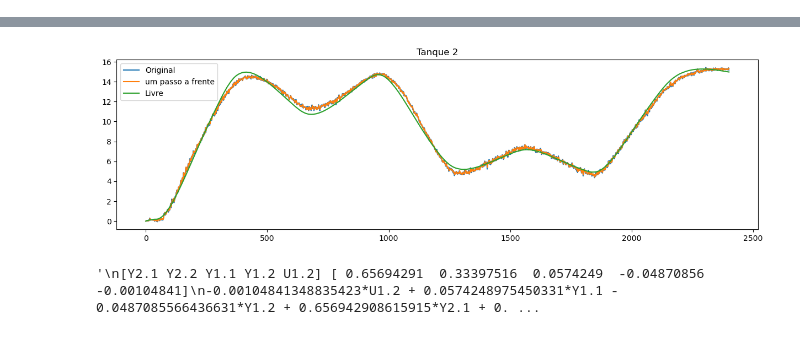
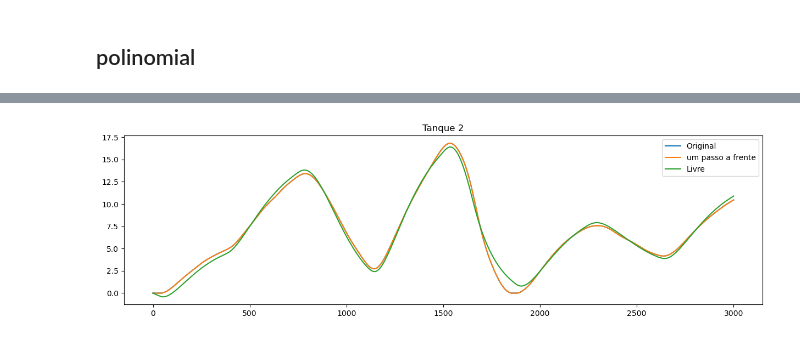
Before and after one commit to JonhLucas/NARX_MISO, a Jupyter notebook: simpleNarx/coupletanks.ipynb, the cells around one changed output, grey strips where cells are left out. Drawn from its saved outputs; the diff is of its cells as text; code cells hidden in the pictures.

Commit message:
semp e sqrt consertados

```diff
--- a/simpleNarx/coupletanks.ipynb
+++ b/simpleNarx/coupletanks.ipynb
@@ -3,6 +3,7 @@ import numpy as np
 import pandas as pd
 import sympy as sp
 import scipy.io as sc
+import scipy.signal as signal
 from sympy import symbols, pprint
 import matplotlib.pyplot as plt
 import os
@@ -19,10 +20,27 @@ def metrics(y, yest):
     print('RMSE:', np.sqrt(np.mean(np.square(residuo1))),'\nMSE:', np.mean(np.square(residuo1)), '\nAET:', np.sum(np.abs(residuo1)), '\nMAPE:', str(mape) + '%')
     cc = np.corrcoef(y, yest)
     #print("Correlation pearson:", np.mean(cc))
-
+'''
 dataTank = pd.read_csv('../data/coupletanks.csv')
 u = np.reshape(np.array(dataTank['u']), (1,-1))
 y = np.array(dataTank[['tank1', 'tank2']].T)
+xc = y.copy()
+'''
+mat_content1 = sc.loadmat("../data/ct1e1.mat")
+mat_content2 = sc.loadmat("../data/ct1e2.mat")
+
+tanque1 = mat_content1['Tanque1']
+tanque2 = mat_content2['Tanque2']
+
+v1 = tanque1['signals'][0][0]['values'][0][0]
+
+v2 = tanque2['signals'][0][0]['values'][0][0]
+
+input = pd.read_csv('../data/einput.csv')
+t = input['t']
+u = np.array(input['v']).reshape((1,-1))
+y = np.vstack((v1.T, v2.T))
+xc = y.copy()
 
 plt.figure(figsize=(15,4))
 plt.plot(u.T)
@@ -33,19 +339,22 @@ plt.show()
+# %% [markdown]
+## polinomial
 # %%
-#Selecione o tanque
 output = 1  # 0 ou 1
 
-num = [3, 5]
+num = [4, 5]
 params = []
-params.append({'nb':[2,2],'na':[15], 'level':1, 'nonlinear':[0,0,0,0,0], 'root':False, 'delay':8, 'diff':False})
-params.append({'nb':[2,2],'na':[4], 'level':1, 'nonlinear':[0,0,0,0,0], 'root':False, 'delay':0, 'diff':False})
+params.append({'nb':[2],'na':[12], 'level':1, 'ynonlinear':[0,0,0,0,0], 'unonlinear':[0,0,0,0,0], 'root':False, 'delay':8})
+params.append({'nb':[2,2],'na':[2], 'level':2, 'ynonlinear':[0,0,0,0,0], 'unonlinear':[0,0,0,0,0], 'root':False, 'delay':0})
 
 sselector = structureSelector()
-ss = sselector.symbolic_regressors(**params[output])
-
-vCandidatos = sselector.matrix_candidate(u, y, **params[output], dt=0.1)
+#ss = sselector.symbolic_regressors(**params[output])
+#vCandidatos = sselector.matrix_candidate(u, y, **params[output], dt=0.1)
+ss, vCandidatos = sselector.generate_candidate(u, y[:len(params[output]['nb'])], **params[output])
+#print(ss)
 
 pad = max(max(params[output]['nb']), max(params[output]['na']))
-psi, selected  = sselector.semp(vCandidatos.T, y[output, pad:], num[output], 0.0000001)
+#psi, selected  = sselector.frp(vCandidatos.T, y[output, pad:], num[output], 0.0000001)
+psi, selected  = sselector.semp(vCandidatos.T, u, y[:len(params[output]['nb'])], params[output]['nb'], params[output]['na'], num[output], ss, output, params[output]['delay'], 0.000000001) #0.0000001
 theta = LSM(y[output, pad:], psi)
 model = ss[selected]
 print(model, theta)
@@ -54,8 +363,8 @@ print(model @ theta)
 
 #print(ss)
 
-slivre = sselector.predict(u, y, theta, ss[selected], params[output]['nb'], params[output]['na'], output, params[output]['delay'], params[output]['diff'], dt=0.1)
-yhat = sselector.oneStepForward(u, y, theta, ss[selected], params[output]['nb'], params[output]['na'], output, params[output]['diff'], dt=0.1)
+slivre = sselector.predict(u, y[:len(params[output]['nb'])], theta, ss[selected], params[output]['nb'], params[output]['na'], output, params[output]['delay'], dt=0.1)
+yhat = sselector.oneStepForward(u, y[:len(params[output]['nb'])], theta, ss[selected], params[output]['nb'], params[output]['na'], output, dt=0.1)
 
 print("\nSimulação livre")
 metrics(y[output], slivre)
@@ -69,24 +378,4 @@ plt.plot(yhat, label='um passo a frente')
 plt.plot(slivre, label='Livre')
 plt.legend()
 plt.show()
-
-'''
-[Y2.1 Y2.2 Y1.1 Y1.2 U1.2] [ 0.65694291  0.33397516  0.0574249  -0.04870856 -0.00104841]
--0.00104841348835423*U1.2 + 0.0574248975450331*Y1.1 - 0.0487085566436631*Y1.2 + 0.656942908615915*Y2.1 + 0.333975160203195*Y2.2
-Simulação livre
-1 [0]
---------s:  [Y1.1, Y1.2, Y2.1, Y2.2, U1.0, U1.1, U1.2, U1.3, U1.4]
-
-Simulação livre
-RMSE: 0.33878503918872505
-MSE: 0.11477530277810598
-AET: 658.5193702912167
-MAPE: 4.538%
-
-Um passo a frente
-RMSE: 0.1325874191688393
-MSE: 0.01757942372185349
-AET: 247.27216499374433
-MAPE: 2.738%
-'''
 # %% [output]
@@ -108,2 +399 @@ MAPE: 2.738%
-[figure, old version]
+[figure, new version]
-'\n[Y2.1 Y2.2 Y1.1 Y1.2 U1.2] [ 0.65694291  0.33397516  0.0574249  -0.04870856 -0.00104841]\n-0.00104841348835423*U1.2 + 0.0574248975450331*Y1.1 - 0.0487085566436631*Y1.2 + 0.656942908615915*Y2.1 + 0. ...
```
Also changed, not shown: parts of 14 cells of this notebook, 6 other files.
